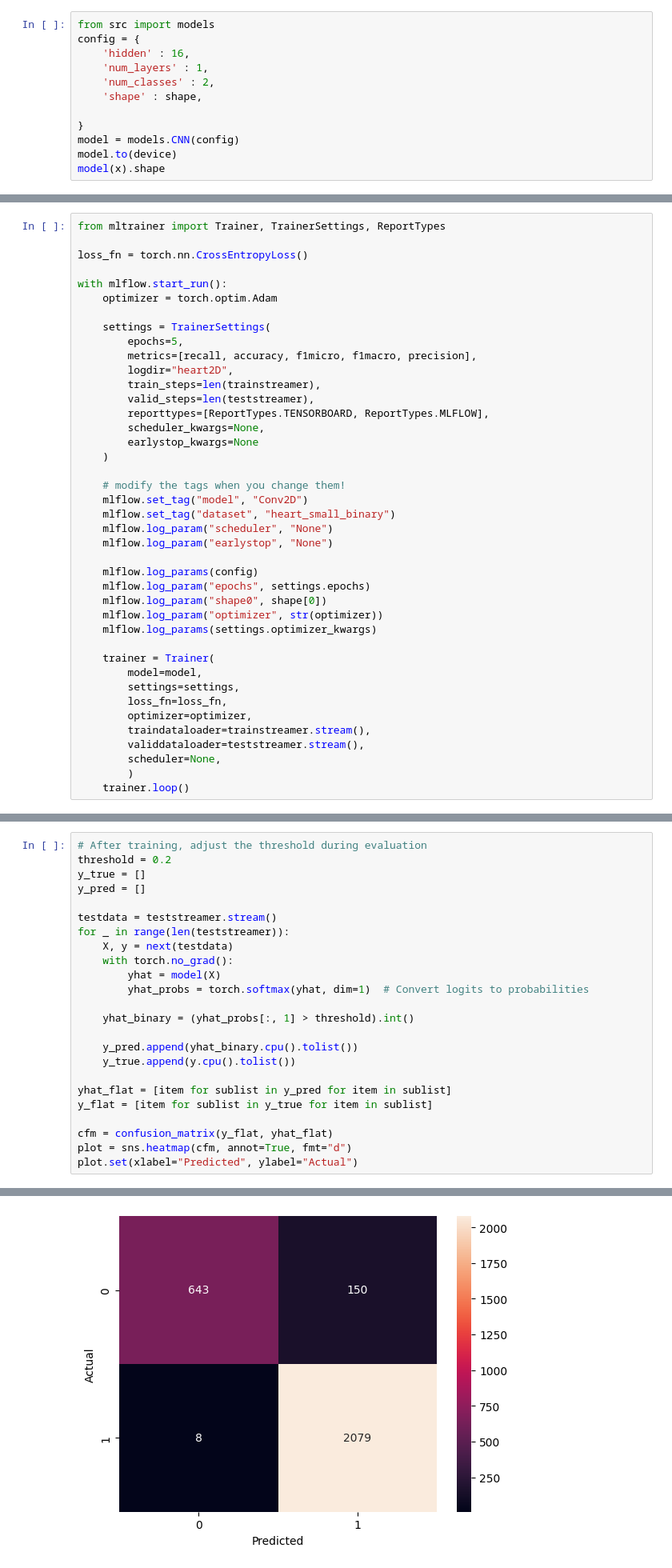
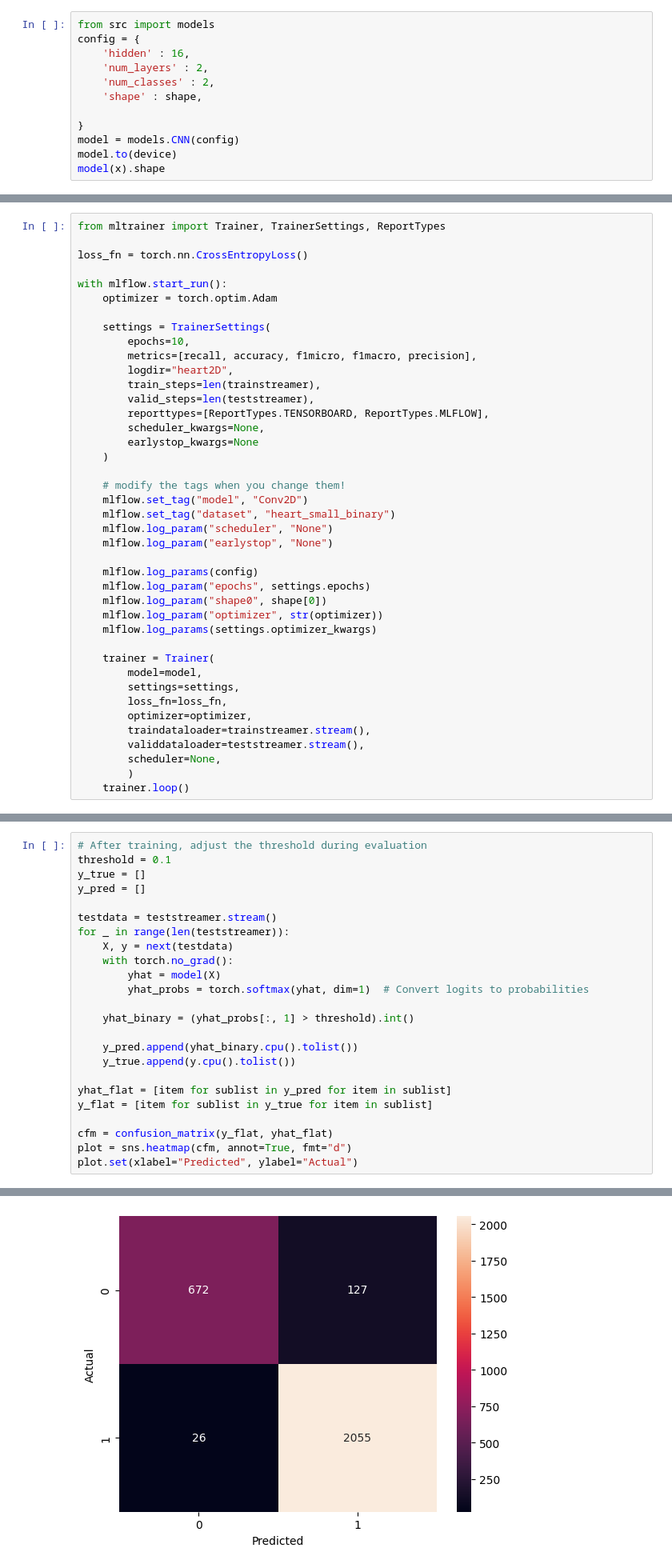
Before and after one commit to nicky508/nickyvanoorschot_mads_exam_24, a Jupyter notebook: notebooks/05_2D_model.ipynb, the cells around one changed output, grey strips where cells are left out. Shown at 80% size. Saved outputs shown, nothing was run; the diff lists cells and outputs as text.

```diff
--- a/notebooks/05_2D_model.ipynb
+++ b/notebooks/05_2D_model.ipynb
@@ -108,7 +117,7 @@ class CNN(nn.Module):
 from src import models
 config = {
     'hidden' : 16,
-    'num_layers' : 1,
+    'num_layers' : 2,
     'num_classes' : 2,
     'shape' : shape,
 
@@ -145,7 +154,7 @@ with mlflow.start_run():
     optimizer = torch.optim.Adam
 
     settings = TrainerSettings(
-        epochs=5,
+        epochs=10,
         metrics=[recall, accuracy, f1micro, f1macro, precision],
         logdir="heart2D",
         train_steps=len(trainstreamer),
@@ -219,29 +233,29 @@ The assignment states that the model does work pretty well, but that we rather h
 using a other model in the next step, we could go for a higher precision. Thanks to our junior college, we have the first sweep!
 # %%
 # After training, adjust the threshold during evaluation
-threshold = 0.2
+threshold = 0.1
 y_true = []
 y_pred = []
 
 testdata = teststreamer.stream()
 for _ in range(len(teststreamer)):
     X, y = next(testdata)
     with torch.no_grad():
         yhat = model(X)
         yhat_probs = torch.softmax(yhat, dim=1)  # Convert logits to probabilities
 
     yhat_binary = (yhat_probs[:, 1] > threshold).int()
 
     y_pred.append(yhat_binary.cpu().tolist())
     y_true.append(y.cpu().tolist())
 
 yhat_flat = [item for sublist in y_pred for item in sublist]
 y_flat = [item for sublist in y_true for item in sublist]
 
 cfm = confusion_matrix(y_flat, yhat_flat)
 plot = sns.heatmap(cfm, annot=True, fmt="d")
 plot.set(xlabel="Predicted", ylabel="Actual")
 # %% [output]
 [Text(0.5, 23.52222222222222, 'Predicted'),
  Text(50.722222222222214, 0.5, 'Actual')]
-[figure, old version]
+[figure, new version]
```
Also changed, not shown: parts of 5 cells of this notebook, 16 other files.
